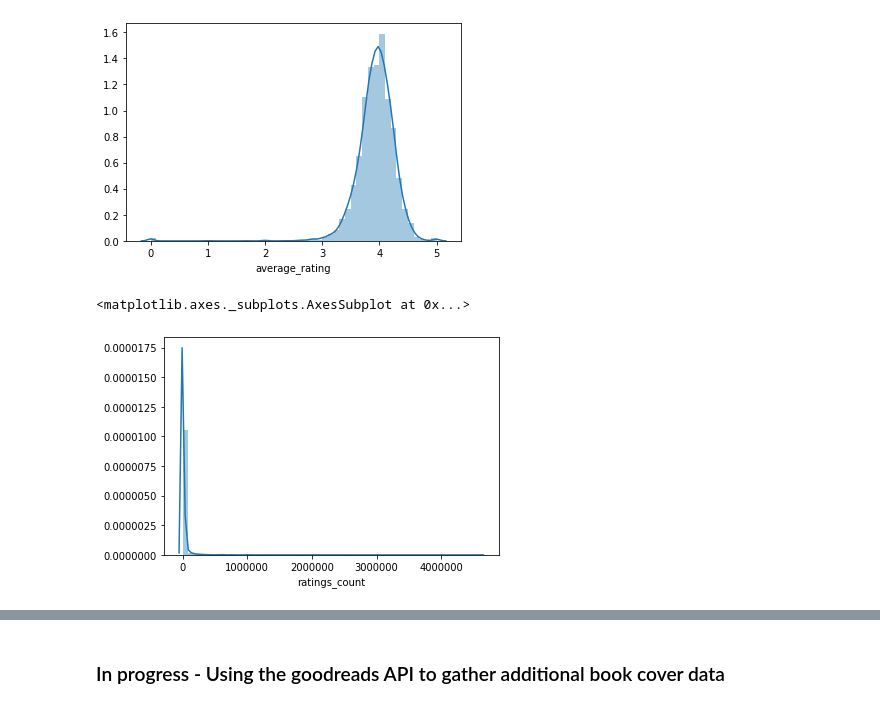
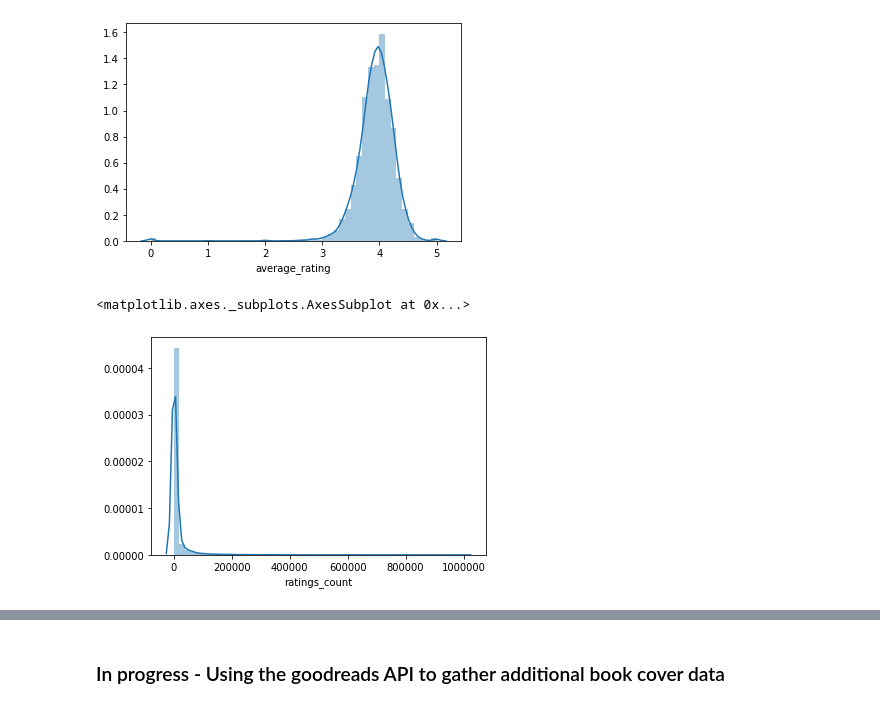
Before and after one commit to gtesdahl/mlg-06-capstone, a Jupyter notebook: Tesdahl_Data_Acquisition.ipynb, the cells around one changed output, grey strips where cells are left out. Saved outputs shown, nothing was run; the diff lists cells and outputs as text; code cells hidden in the pictures.

```diff
--- a/Tesdahl_Data_Acquisition.ipynb
+++ b/Tesdahl_Data_Acquisition.ipynb
@@ -211,7 +211,7 @@ sns.distplot(cover_df['average_rating'])
 <matplotlib.axes._subplots.AxesSubplot at 0x...>
 [figure]
 # %%
-sns.distplot(cover_df['ratings_count'])
+sns.distplot(cover_df[cover_df['ratings_count'] < 1000000]['ratings_count'])
 # %% [output]
 <matplotlib.axes._subplots.AxesSubplot at 0x...>
-[figure, old version]
+[figure, new version]
```
Also changed, not shown: parts of 2 cells of this notebook, 5 other files.
